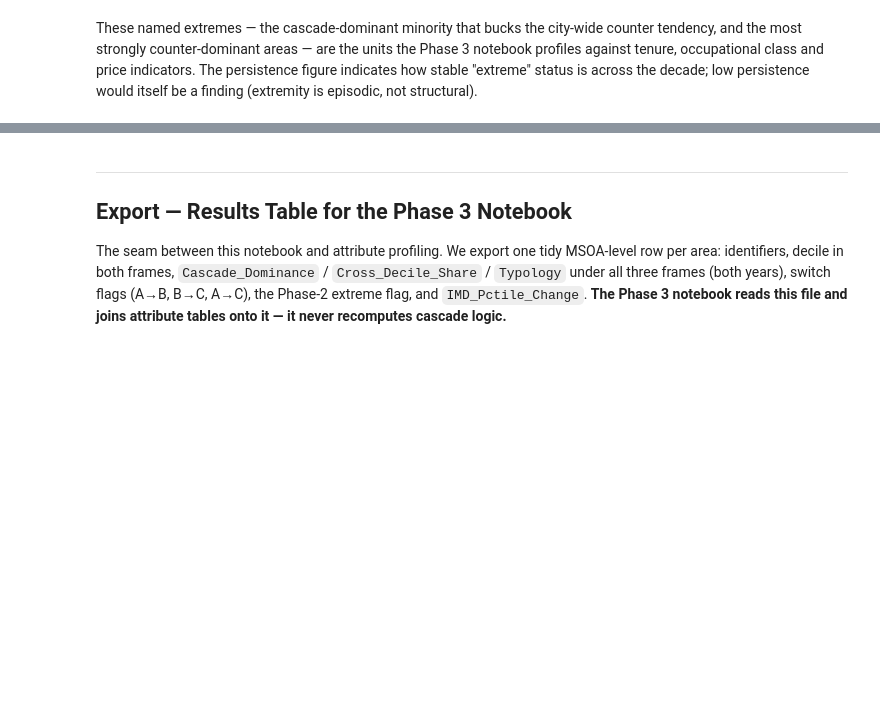
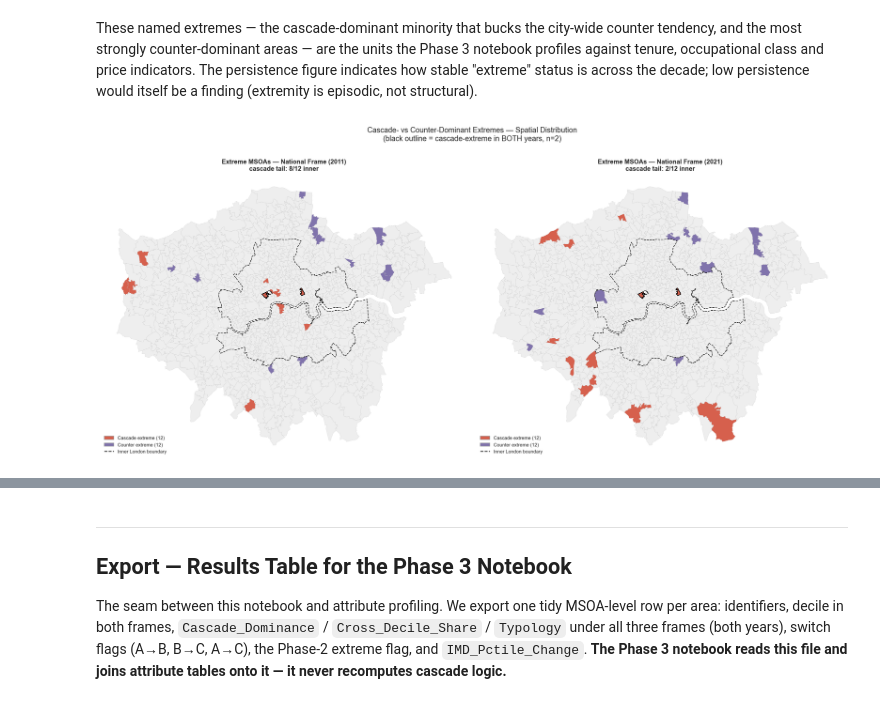
Before and after one commit to yxing82/CASA-Dissertation, a Jupyter notebook: scripts/eda_4_rerun_compare_natioanl_frame_and_london_only__20260625.ipynb, the cells around one changed output, grey strips where cells are left out. Cells and saved outputs as stored; diff of their text form; code cells hidden in the pictures; blank space fills up the shorter version.

```diff
--- a/scripts/eda_4_rerun_compare_natioanl_frame_and_london_only__20260625.ipynb
+++ b/scripts/eda_4_rerun_compare_natioanl_frame_and_london_only__20260625.ipynb
@@ -1645,2 +1841,58 @@ print(f"  Flagged {int(df['Phase2_Extreme'].sum())} distinct extreme MSOAs (eith
 # %% [markdown]
 These named extremes — the cascade-dominant minority that bucks the city-wide counter tendency, and the most strongly counter-dominant areas — are the units the Phase 3 notebook profiles against tenure, occupational class and price indicators. The persistence figure indicates how stable "extreme" status is across the decade; low persistence would itself be a finding (extremity is episodic, not structural).
+# %%
+from map_utils import load_london_msoa
+
+for yr in ['11', '21']:
+    df[f'Extreme_Class_{yr}'] = (df[f'Extreme_Dir_{yr}']
+        .map({'Cascade': 'Cascade extreme', 'Counter': 'Counter extreme'})
+        .fillna('Not extreme'))
+persist_casc = top_casc['11'] & top_casc['21']
+df['Cascade_Extreme_Persist'] = df['msoa11cd'].isin(persist_casc)
+
+EXTREME_COLORS = {'Cascade extreme': TYPOLOGY_COLORS['Cascade-led'],
+                  'Counter extreme': TYPOLOGY_COLORS['Counter-led'],
+                  'Not extreme': '#eeeeee'}
+DRAW_ORDER = ['Not extreme', 'Counter extreme', 'Cascade extreme']
+
+gdf = load_london_msoa(GEO_PATH, df)
+for yr in ['11', '21']:
+    gdf[f'Extreme_Class_{yr}'] = gdf[f'Extreme_Class_{yr}'].fillna('Not extreme')
+gdf['Cascade_Extreme_Persist'] = gdf['Cascade_Extreme_Persist'].fillna(False).astype(bool)
+inner = gdf[gdf['ladnm'].isin(INNER_LONDON)].dissolve()
+eps = 1 if (gdf.crs and gdf.crs.is_projected) else 1e-4   # 1 m in BNG; ~10 m in lat/lon
+inner['geometry'] = inner.geometry.buffer(eps).buffer(-eps)
+inner.boundary.plot(ax=ax, color='#222222', linewidth=1.1, linestyle='--')
+
+fig, axes = plt.subplots(1, 2, figsize=(20, 9))
+for ax, yr in zip(axes, ['11', '21']):
+    col = f'Extreme_Class_{yr}'
+    for cat in DRAW_ORDER:
+        sub = gdf[gdf[col] == cat]
+        if len(sub):
+            sub.plot(ax=ax, color=EXTREME_COLORS[cat], edgecolor='#bbbbbb', linewidth=0.2)
+    inner.boundary.plot(ax=ax, color='#222222', linewidth=1.1, linestyle='--')
+    persist = gdf[gdf['Cascade_Extreme_Persist']]
+    if len(persist):
+        persist.plot(ax=ax, facecolor='none', edgecolor='black', linewidth=1.3)
+
+    casc_mask = gdf[col] == 'Cascade extreme'
+    n_casc = int(casc_mask.sum())
+    n_in   = int((casc_mask & gdf['ladnm'].isin(INNER_LONDON)).sum())
+    patches = [mpatches.Patch(facecolor=EXTREME_COLORS[c], edgecolor='#999',
+                              label=f'{c} ({(gdf[col] == c).sum()})')
+               for c in ['Cascade extreme', 'Counter extreme']]
+    patches.append(mlines.Line2D([], [], color='#222', ls='--', label='Inner London boundary'))
+    ax.legend(handles=patches, loc='lower left', frameon=False, fontsize=9)
+    ax.set_title(f'Extreme MSOAs — National Frame (20{yr})\ncascade tail: {n_in}/{n_casc} inner',
+                 fontsize=12, fontweight='bold')
+    ax.set_axis_off()
+
+fig.suptitle('Cascade- vs Counter-Dominant Extremes — Spatial Distribution\n'
+             f'(black outline = cascade-extreme in BOTH years, n={len(persist_casc)})',
+             fontsize=14, y=1.02)
+plt.tight_layout()
+plt.savefig(OUTPUT_DIR / 'fig_25_extreme_msoa_map.png')
+plt.show()
+# %% [output]
+[figure, added]
```
Also changed, not shown: parts of 22 cells of this notebook, 6 other files.
